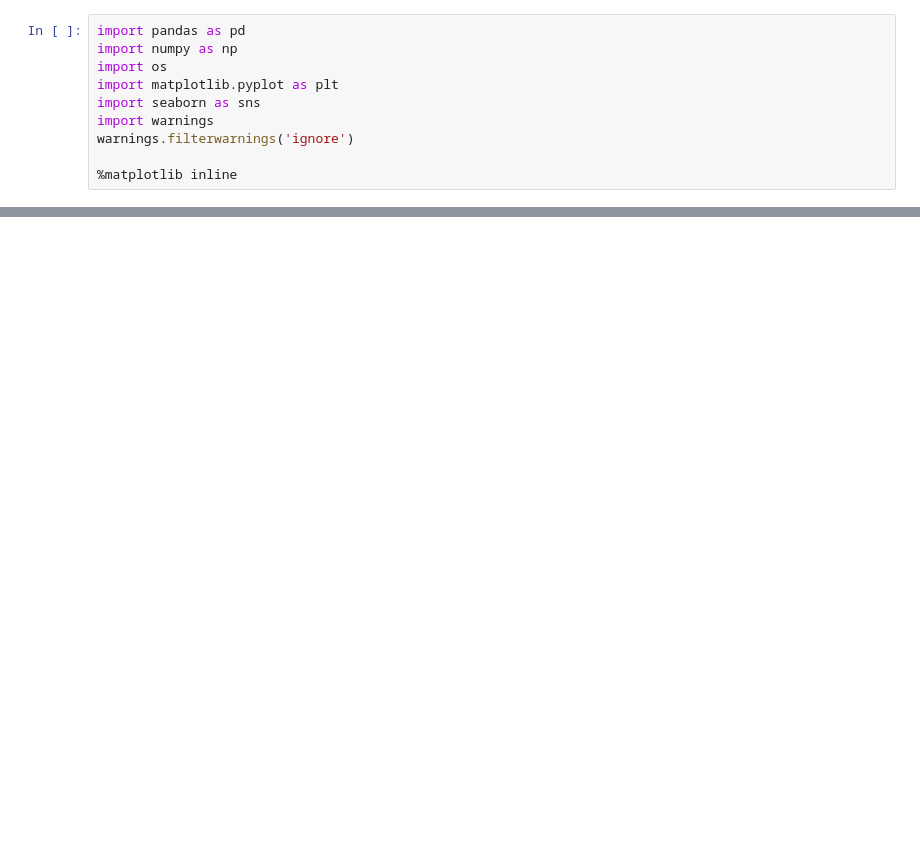
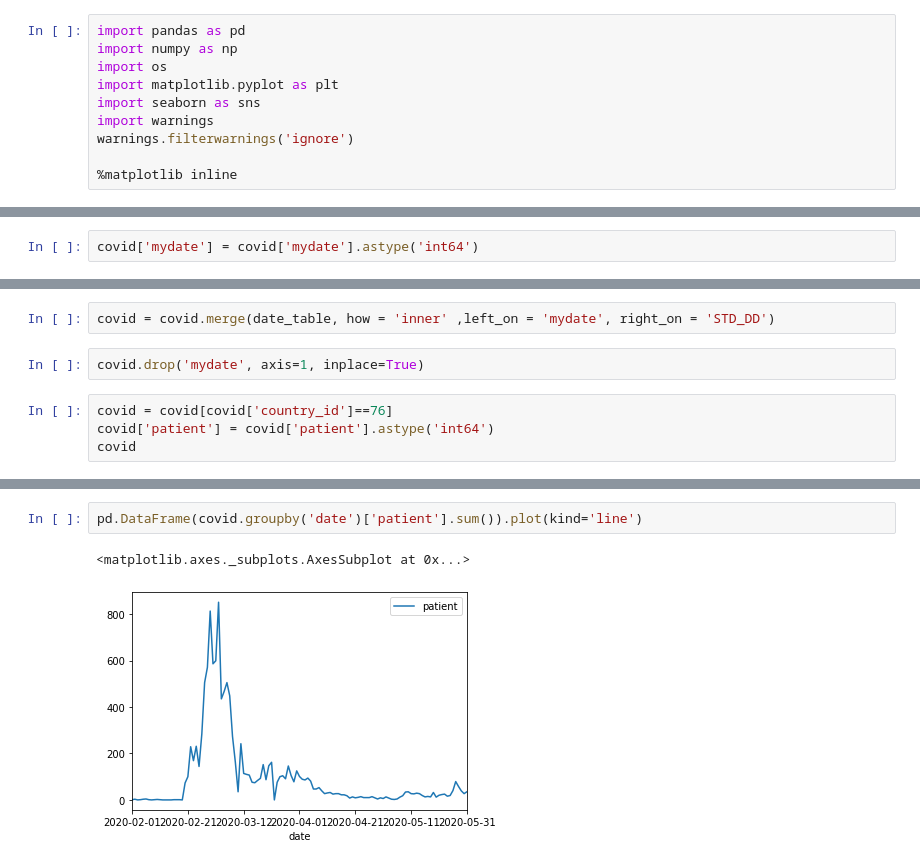
Before and after one commit to SeoroMin/dacon_jejucard, a Jupyter notebook: minhyeok/Untitled2.ipynb, the cells around one changed output, grey strips where cells are left out. Saved outputs shown, nothing was run; the diff lists cells and outputs as text; blank space fills up the shorter version.

```diff
--- a/minhyeok/Untitled2.ipynb
+++ b/minhyeok/Untitled2.ipynb
@@ -724,0 +35,2 @@ for i in mhlist:
+# %%
+covid['mydate'] = covid['mydate'].astype('int64')
@@ -724,0 +55,8 @@ for i in mhlist:
+# %%
+covid = covid.merge(date_table, how = 'inner' ,left_on = 'mydate', right_on = 'STD_DD')
+# %%
+covid.drop('mydate', axis=1, inplace=True)
+# %%
+covid = covid[covid['country_id']==76]
+covid['patient'] = covid['patient'].astype('int64')
+covid
@@ -724,0 +77,5 @@ for i in mhlist:
+# %%
+pd.DataFrame(covid.groupby('date')['patient'].sum()).plot(kind='line')
+# %% [output]
+<matplotlib.axes._subplots.AxesSubplot at 0x...>
+[figure, added]
```
Also changed, not shown: parts of 80 cells of this notebook, 1 other file.
